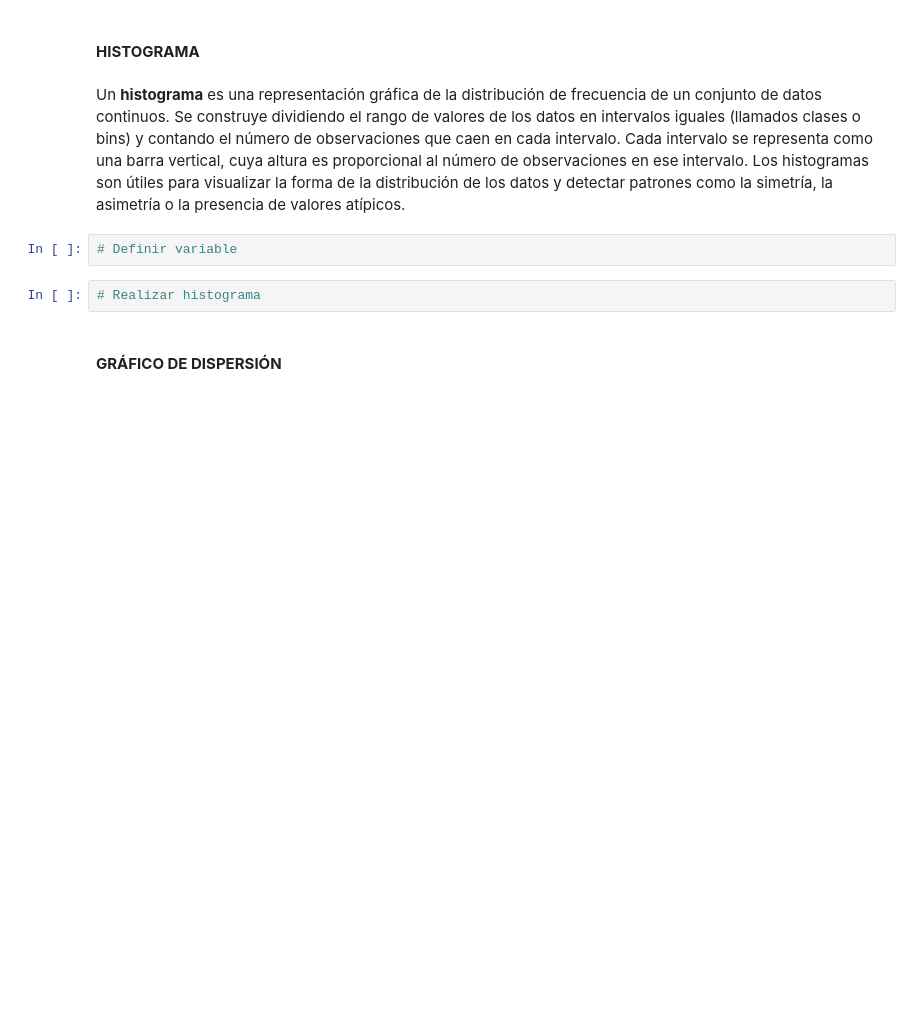
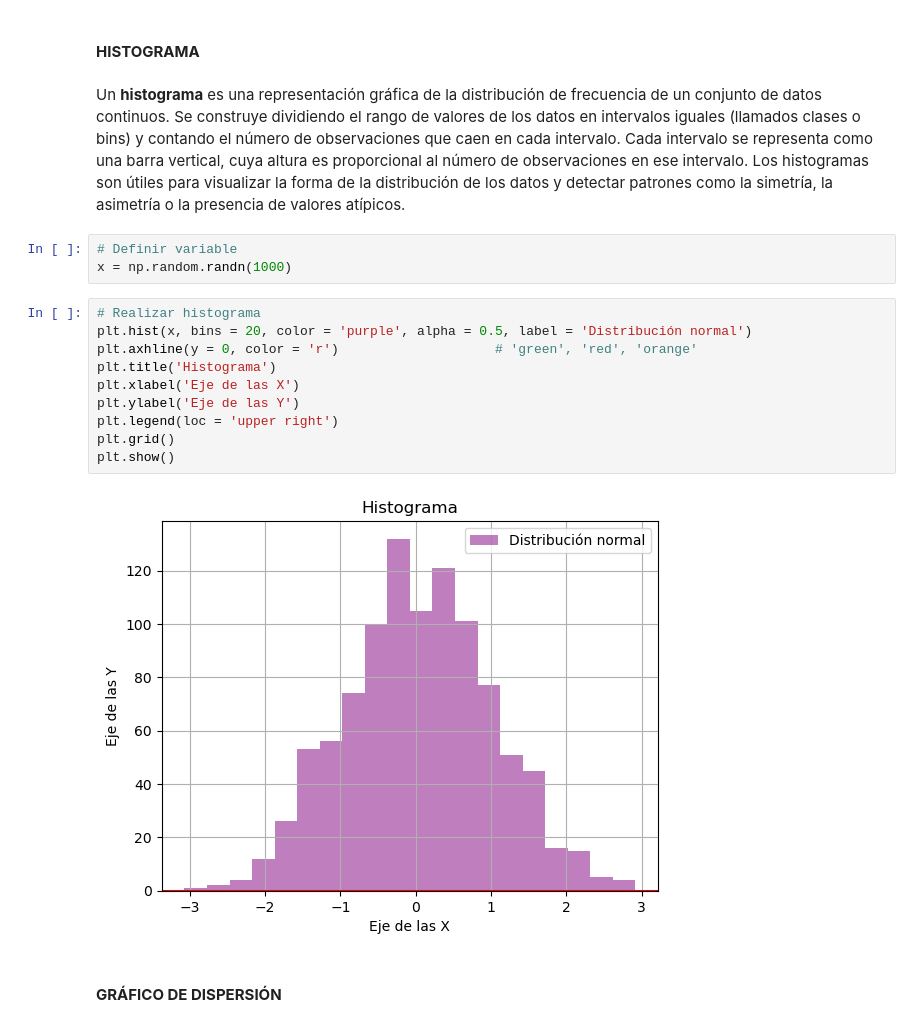
Before and after one commit to juanzin/dataScience, a Jupyter notebook: Hands_On_Introducción_a_las_Librerías_de_Python.ipynb, the cells around one changed output. Cells and saved outputs as stored; diff of their text form; blank space fills up the shorter version.

```diff
--- a/Hands_On_Introducción_a_las_Librerías_de_Python.ipynb
+++ b/Hands_On_Introducción_a_las_Librerías_de_Python.ipynb
@@ -159,8 +254,19 @@ Una gráfica de estilo **plano cartesiano**, también conocida como gráfica de
 Un **histograma** es una representación gráfica de la distribución de frecuencia de un conjunto de datos continuos. Se construye dividiendo el rango de valores de los datos en intervalos iguales (llamados clases o bins) y contando el número de observaciones que caen en cada intervalo. Cada intervalo se representa como una barra vertical, cuya altura es proporcional al número de observaciones en ese intervalo. Los histogramas son útiles para visualizar la forma de la distribución de los datos y detectar patrones como la simetría, la asimetría o la presencia de valores atípicos.
 # %%
 # Definir variable
+x = np.random.randn(1000)
-# %%
-# Realizar histograma
+# %%
+# Realizar histograma
+plt.hist(x, bins = 20, color = 'purple', alpha = 0.5, label = 'Distribución normal')
+plt.axhline(y = 0, color = 'r')                    # 'green', 'red', 'orange'
+plt.title('Histograma')
+plt.xlabel('Eje de las X')
+plt.ylabel('Eje de las Y')
+plt.legend(loc = 'upper right')
+plt.grid()
+plt.show()
+# %% [output]
+[figure, added]
 # %% [markdown]
 #### **GRÁFICO DE DISPERSIÓN**
 # %% [markdown]
```
Also changed, not shown: parts of 45 cells of this notebook.
